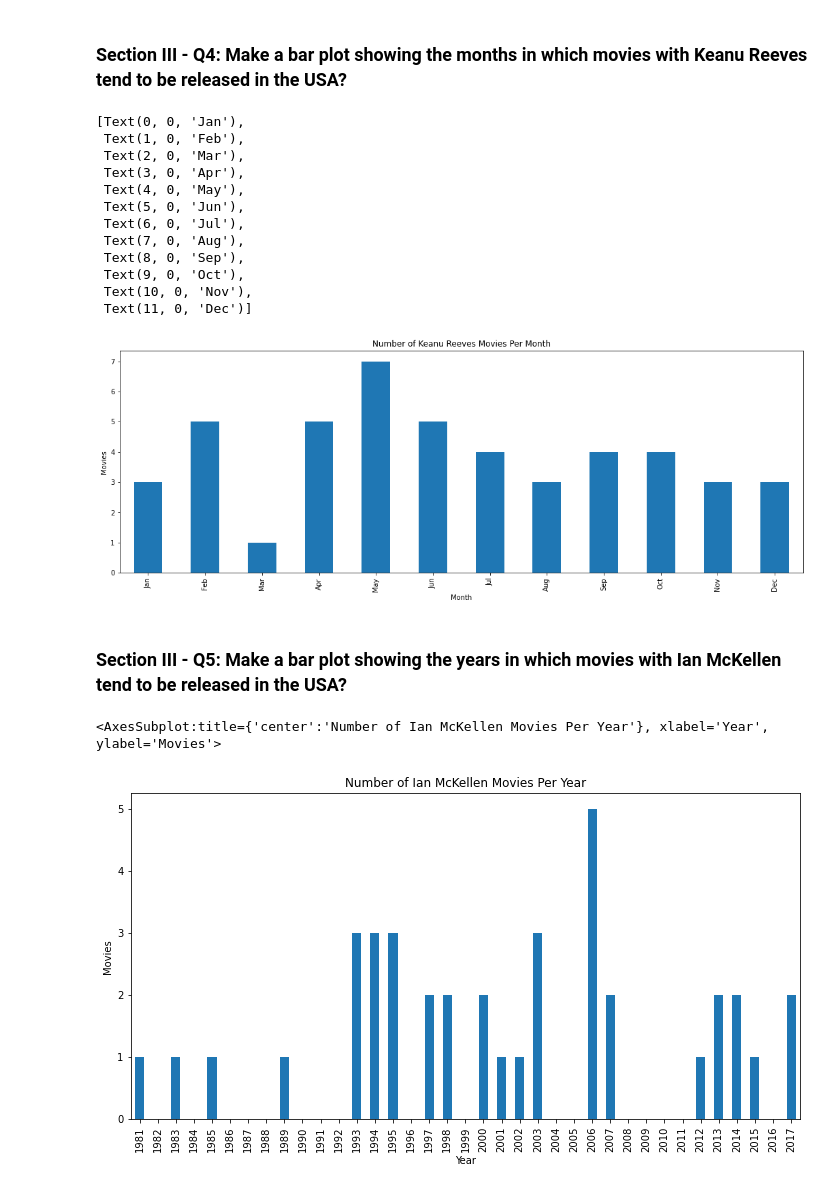
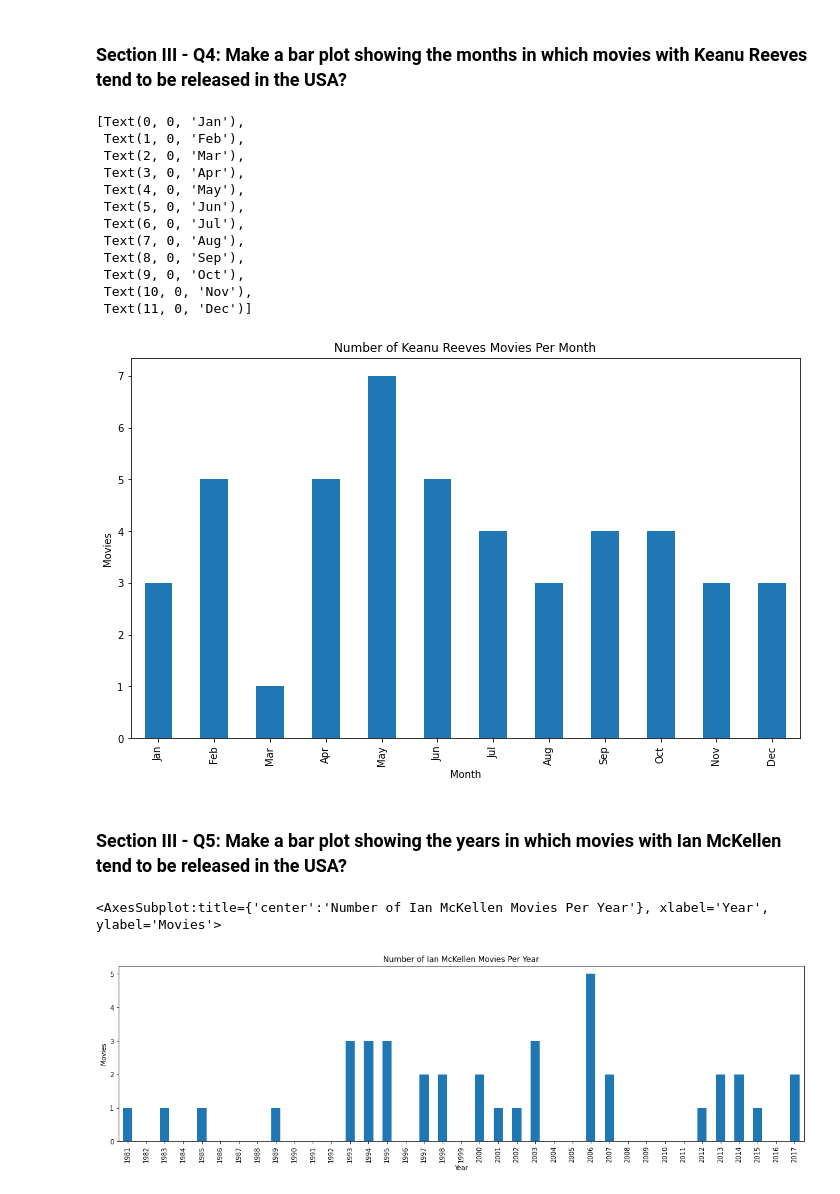
Before and after one commit to robertvalencia/Springboard, a Jupyter notebook: mec-mini-projects/mec-5.3.10-data-wranging-with-pandas-mini-project/Mini_Project_Data_Wrangling_Pandas.ipynb, the cells around one changed output. Cells and saved outputs as stored; diff of their text form; code cells hidden in the pictures.

```diff
--- a/mec-mini-projects/mec-5.3.10-data-wranging-with-pandas-mini-project/Mini_Project_Data_Wrangling_Pandas.ipynb
+++ b/mec-mini-projects/mec-5.3.10-data-wranging-with-pandas-mini-project/Mini_Project_Data_Wrangling_Pandas.ipynb
@@ -734,0 +717,4 @@ kreeves_lead_usa_date[(kreeves_lead_usa_date['name']=='Keanu Reeves') & (kreeves
+# %%
+cast_kreeves_lead = cast[(cast['name'] == 'Keanu Reeves') & (cast['n'] == 1)]
+release_dates_usa = release_dates[release_dates['country'] == 'USA']
+pd.merge(left=cast_kreeves_lead, right=release_dates_usa, on=['title', 'year']).sort_values('date')
@@ -735,32 +739,34 @@ kreeves_lead_usa_date[(kreeves_lead_usa_date['name']=='Keanu Reeves') & (kreeves
 # %% [markdown]
 ### Section III - Q4: Make a bar plot showing the months in which movies with Keanu Reeves tend to be released in the USA?
 # %%
-kreeves_usa_month = pd.merge(left=cast[cast['name']=='Keanu Reeves'], right=release_dates[release_dates['country'] == 'USA'], on=['title', 'year'])
+cast_kreeves = cast[cast['name'] == 'Keanu Reeves']
+kreeves_usa_month = pd.merge(left=cast_kreeves, right=release_dates_usa, on=['title', 'year'])
 kreeves_usa_month['date'] = kreeves_usa_month['date'].dt.month
 kreeves_usa_month = kreeves_usa_month.value_counts('date', sort=False)
-ax = kreeves_usa_month.plot.bar(xlabel='Month', ylabel='Movies', title='Number of Keanu Reeves Movies Per Month', figsize=(18, 6))
+ax = kreeves_usa_month.plot.bar(xlabel='Month', ylabel='Movies', title='Number of Keanu Reeves Movies Per Month', figsize=(12, 7))
 ax.set_xticklabels([calendar.month_abbr[month_num] for month_num in kreeves_usa_month.index])
 # %% [output]
 [Text(0, 0, 'Jan'),
  Text(1, 0, 'Feb'),
  Text(2, 0, 'Mar'),
  Text(3, 0, 'Apr'),
  Text(4, 0, 'May'),
  Text(5, 0, 'Jun'),
  Text(6, 0, 'Jul'),
  Text(7, 0, 'Aug'),
  Text(8, 0, 'Sep'),
  Text(9, 0, 'Oct'),
  Text(10, 0, 'Nov'),
  Text(11, 0, 'Dec')]
-[figure, old version]
+[figure, new version]
 # %% [markdown]
 ### Section III - Q5: Make a bar plot showing the years in which movies with Ian McKellen tend to be released in the USA?
 # %%
-mckellen_usa_years = pd.merge(left=cast[cast['name'] =='Ian McKellen' ], right=release_dates[release_dates['country']=='USA'], on=['title', 'year'])
+cast_mckellen = cast[cast['name'] == 'Ian McKellen']
+mckellen_usa_years = pd.merge(left=cast_mckellen, right=release_dates_usa, on=['title', 'year'])
 mckellen_usa_years = mckellen_usa_years.value_counts('year', sort=False)
-mckellen_usa_years = mckellen_usa_years.reindex(range(mckellen_usa_years.index[0], mckellen_usa_years.index[-1]+1), fill_value=0)
-mckellen_usa_years.plot.bar(xlabel='Year', ylabel='Movies', title='Number of Ian McKellen Movies Per Year', figsize = (12, 6))
+mckellen_usa_years = mckellen_usa_years.reindex(range(mckellen_usa_years.index[0], mckellen_usa_years.index[-1] + 1), fill_value=0)
+mckellen_usa_years.plot.bar(xlabel='Year', ylabel='Movies', title='Number of Ian McKellen Movies Per Year', figsize = (19, 5))
 # %% [output]
 <AxesSubplot:title={'center':'Number of Ian McKellen Movies Per Year'}, xlabel='Year', ylabel='Movies'>
-[figure, old version]
+[figure, new version]
```
Also changed, not shown: parts of 21 cells of this notebook.
